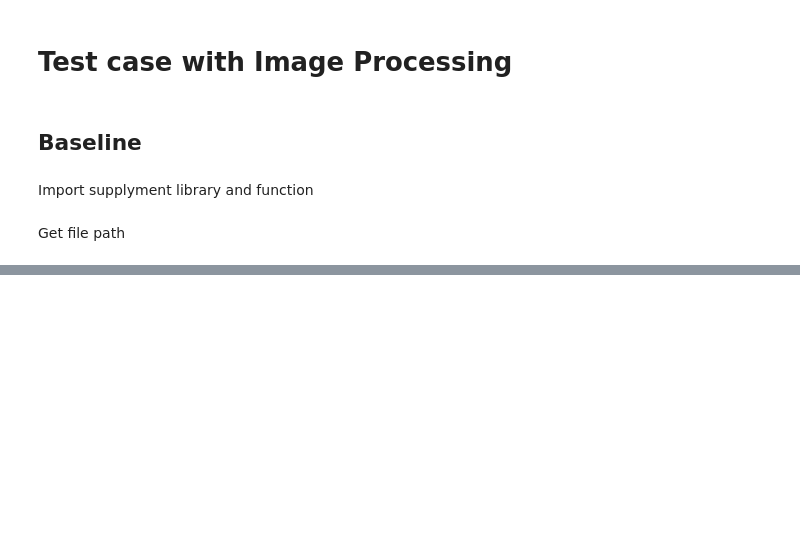
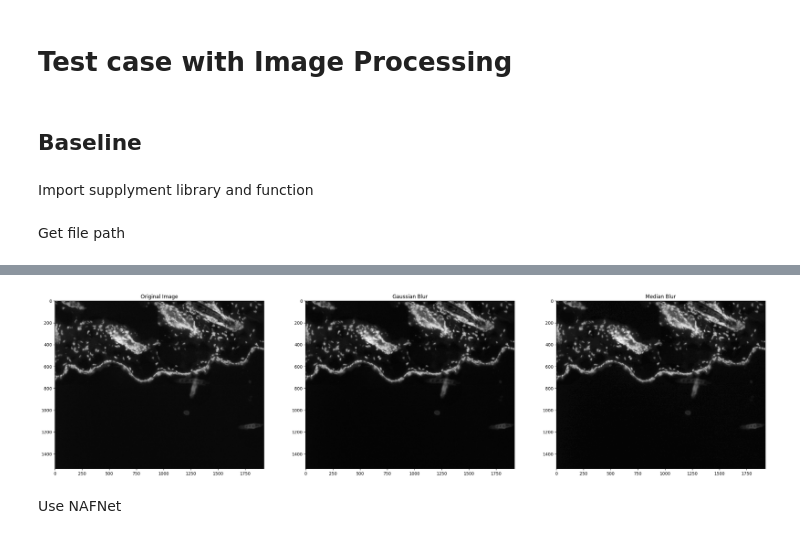
Before and after one commit to cusniwtt/automatic-cell-counting-in-immunofluorescence-tissue, a Jupyter notebook: image_processing.ipynb, the cells around one changed output, grey strips where cells are left out. Cells and saved outputs as stored; diff of their text form; code cells hidden in the pictures; blank space fills up the shorter version.

```diff
--- a/image_processing.ipynb
+++ b/image_processing.ipynb
@@ -28,0 +84,20 @@ TypeError: argument of type 'NoneType' is not iterable
+# %%
+# create CLAHE
+img = cv2.createCLAHE(clipLimit=2.0, tileGridSize=(8,8)).apply(img)
+# Add Gaussian blur
+img_gssblur = cv2.GaussianBlur(img, (5,5), 0)
+# Add Median blur
+img_mdbblur = cv2.medianBlur(img, 5)
+
+fig, ax = plt.subplots(1, 3, figsize=(30, 10))
+ax[0].imshow(img, cmap='gray')
+ax[0].set_title('Original Image')
+ax[1].imshow(img_gssblur, cmap='gray')
+ax[1].set_title('Gaussian Blur')
+ax[2].imshow(img_mdbblur, cmap='gray')
+ax[2].set_title('Median Blur')
+plt.show()
+# %% [output]
+[figure, added]
+# %% [markdown]
+Use NAFNet
```
Also changed, not shown: parts of 10 cells of this notebook, 2 other files.
